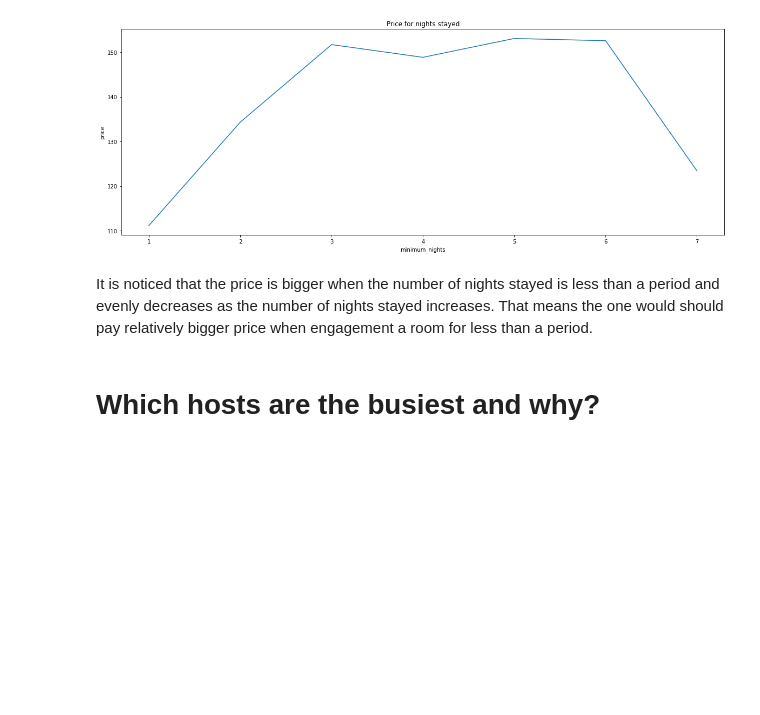
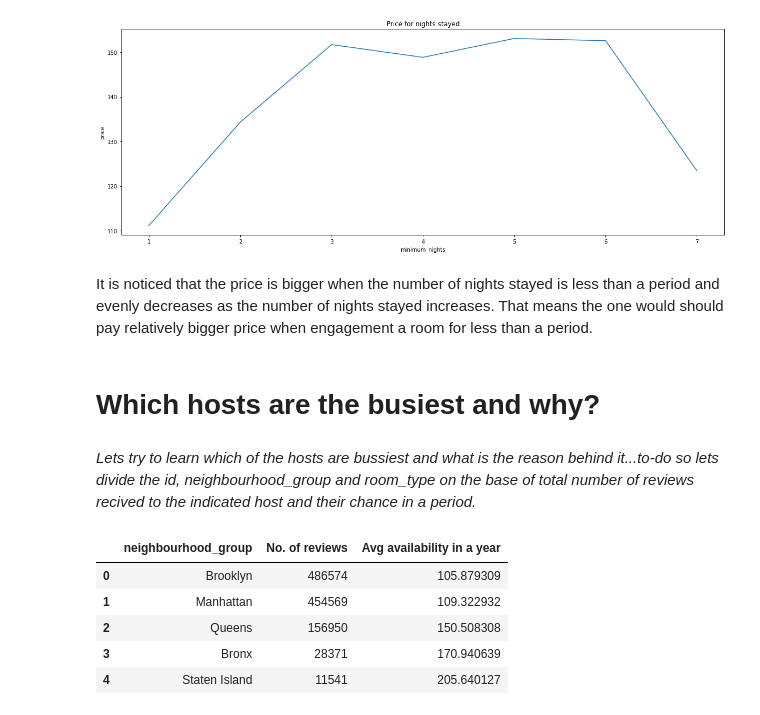
Before and after one commit to amansinghal2/Airbnb-Booking-Analysis, a Jupyter notebook: Airbnb_Bookings_Analysis_Aman_Singhal_Capstone_Project.ipynb, the cells around one changed output. Cells and saved outputs as stored; diff of their text form; code cells hidden in the pictures; blank space fills up the shorter version.

```diff
--- a/Airbnb_Bookings_Analysis_Aman_Singhal_Capstone_Project.ipynb
+++ b/Airbnb_Bookings_Analysis_Aman_Singhal_Capstone_Project.ipynb
@@ -454,3 +454,5 @@ plt.show()
 It is noticed that the price is bigger when the number of nights stayed is less than a period and evenly decreases as the number of nights stayed increases. That means the one would should pay relatively bigger price when engagement a room for less than a period.
 # %% [markdown]
 # **Which hosts are the busiest and why?**
+# %% [markdown]
+*Lets try to learn which of the hosts are bussiest and what is the reason behind it...to-do so lets divide the id, neighbourhood_group and room_type on the base of total number of reviews recived to the indicated host and their chance in a period.*
@@ -456,0 +467,15 @@ It is noticed that the price is bigger when the number of nights stayed is less
+# %%
+# merge the both datasets.
+bussiest_host_df = pd.merge(bussiest_host_by_review,bussiest_host_by_availability,
+                            on = ['neighbourhood_group']).sort_values(['availability_365','number_of_reviews'],
+                            ascending = [True,False]).rename(columns = {'number_of_reviews':'No. of reviews','availability_365':'Avg availability in a year'})
+
+# Check the top entries.
+bussiest_host_df.head()
+# %% [output]
+|  | neighbourhood_group | No. of reviews | Avg availability in a year |
+| 0 | Brooklyn | 486574 | 105.879309 |
+| 1 | Manhattan | 454569 | 109.322932 |
+| 2 | Queens | 156950 | 150.508308 |
+| 3 | Bronx | 28371 | 170.940639 |
+| 4 | Staten Island | 11541 | 205.640127 |
```
Also changed, not shown: parts of 8 cells of this notebook.
